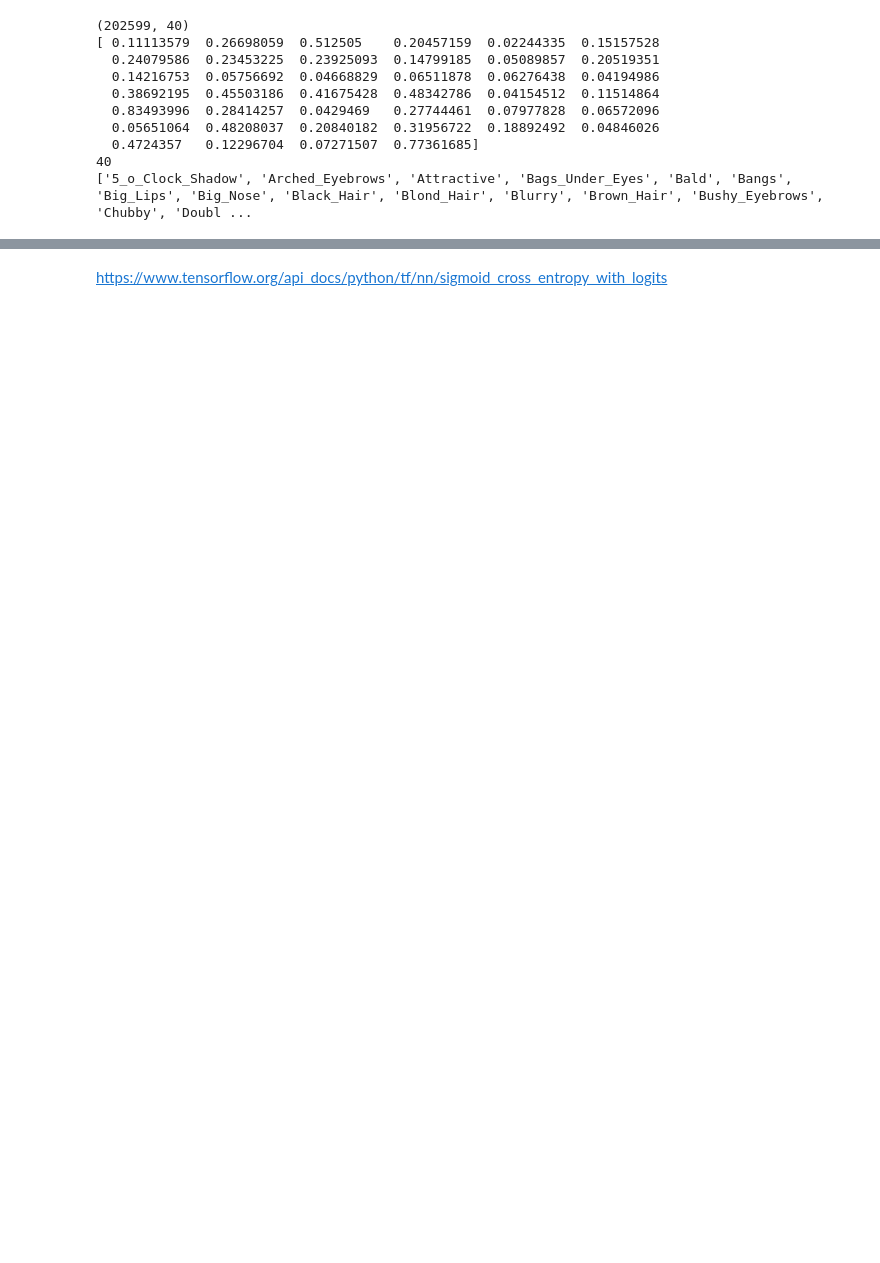
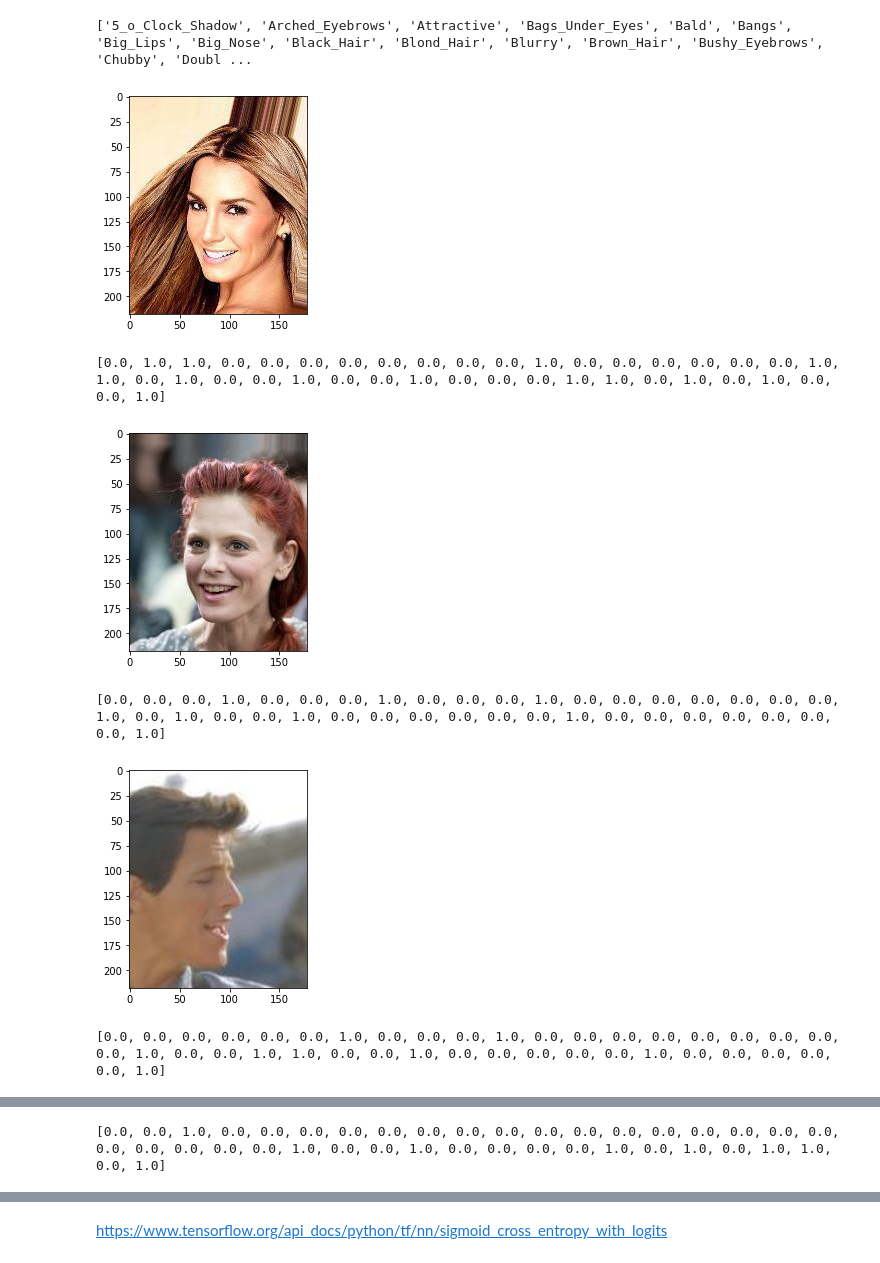
Before and after one commit to rmeertens/tensorflowcourse, a Jupyter notebook: Section 5 analysing celebrity faces.ipynb, the cells around one changed output, grey strips where cells are left out. Cells and saved outputs as stored; diff of their text form; code cells hidden in the pictures; blank space fills up the shorter version.

```diff
--- a/Section 5 analysing celebrity faces.ipynb
+++ b/Section 5 analysing celebrity faces.ipynb
@@ -76,13 +19,22 @@ Great tutorial: https://ischlag.github.io/2016/06/19/tensorflow-input-pipeline-e
 # %%
-filenames = []
-labels = []
-folder_base = 'datasets/CelebA/Img/img_align_celeba/'
-with open("datasets/CelebA/Anno/list_attr_celeba.txt") as in_file:
+import os
+filenames = list()
+labels = list()
+
+## Set the paths for images and annotations
+folder_base = 'datasets/CelebA/'
+folder_images = os.path.join(folder_base,
+                               "Img/img_align_celeba/img_align_celeba/")
+filename_annotations = os.path.join(folder_base,
+                                      "Anno/list_attr_celeba.txt")
+
+with open(filename_annotations) as in_file:
     count_datapoints = int(in_file.readline())
     plaintext_labels = in_file.readline().split()
+
     for line in in_file:
         splitted = line.split()
-        filenames.append(folder_base+splitted[0])
+        filenames.append(os.path.join(folder_images,splitted[0]))
         properties_celebrity = [float(x) for x in splitted[1:]]
         properties_celebrity = [max(0.0, x) for x in properties_celebrity]
         labels.append(properties_celebrity)
@@ -96,19 +48,19 @@ print(filenames[:4])
-# %%
-import numpy as np
-a = np.array(labels)
-print(a.shape)
-print(np.mean(a,axis=0))
-print(len(np.mean(a,axis=0)))
-print(plaintext_labels)
-AWESOME_WEIGHTS = 1/np.mean(a,axis=0)
-# %% [output]
-(202599, 40)
-[ 0.11113579  0.26698059  0.512505    0.20457159  0.02244335  0.15157528
-  0.24079586  0.23453225  0.23925093  0.14799185  0.05089857  0.20519351
-  0.14216753  0.05756692  0.04668829  0.06511878  0.06276438  0.04194986
-  0.38692195  0.45503186  0.41675428  0.48342786  0.04154512  0.11514864
-  0.83493996  0.28414257  0.0429469   0.27744461  0.07977828  0.06572096
-  0.05651064  0.48208037  0.20840182  0.31956722  0.18892492  0.04846026
-  0.4724357   0.12296704  0.07271507  0.77361685]
-40
-['5_o_Clock_Shadow', 'Arched_Eyebrows', 'Attractive', 'Bags_Under_Eyes', 'Bald', 'Bangs', 'Big_Lips', 'Big_Nose', 'Black_Hair', 'Blond_Hair', 'Blurry', 'Brown_Hair', 'Bushy_Eyebrows', 'Chubby', 'Doubl ...
+# %%
+%matplotlib inline
+import matplotlib.pyplot as plt
+
+SHOW_FIRST_N = 4
+print(plaintext_labels)
+for filename,properties in zip(filenames[:SHOW_FIRST_N],labels[:SHOW_FIRST_N]):
+    image = plt.imread(filename)
+    plt.imshow(image)
+    plt.show()
+    print(properties)
+# %% [output]
+['5_o_Clock_Shadow', 'Arched_Eyebrows', 'Attractive', 'Bags_Under_Eyes', 'Bald', 'Bangs', 'Big_Lips', 'Big_Nose', 'Black_Hair', 'Blond_Hair', 'Blurry', 'Brown_Hair', 'Bushy_Eyebrows', 'Chubby', 'Doubl ...
+[figure, added]
+[0.0, 1.0, 1.0, 0.0, 0.0, 0.0, 0.0, 0.0, 0.0, 0.0, 0.0, 1.0, 0.0, 0.0, 0.0, 0.0, 0.0, 0.0, 1.0, 1.0, 0.0, 1.0, 0.0, 0.0, 1.0, 0.0, 0.0, 1.0, 0.0, 0.0, 0.0, 1.0, 1.0, 0.0, 1.0, 0.0, 1.0, 0.0, 0.0, 1.0]
+[figure, added]
+[0.0, 0.0, 0.0, 1.0, 0.0, 0.0, 0.0, 1.0, 0.0, 0.0, 0.0, 1.0, 0.0, 0.0, 0.0, 0.0, 0.0, 0.0, 0.0, 1.0, 0.0, 1.0, 0.0, 0.0, 1.0, 0.0, 0.0, 0.0, 0.0, 0.0, 0.0, 1.0, 0.0, 0.0, 0.0, 0.0, 0.0, 0.0, 0.0, 1.0]
+[figure, added]
+[0.0, 0.0, 0.0, 0.0, 0.0, 0.0, 1.0, 0.0, 0.0, 0.0, 1.0, 0.0, 0.0, 0.0, 0.0, 0.0, 0.0, 0.0, 0.0, 0.0, 1.0, 0.0, 0.0, 1.0, 1.0, 0.0, 0.0, 1.0, 0.0, 0.0, 0.0, 0.0, 0.0, 1.0, 0.0, 0.0, 0.0, 0.0, 0.0, 1.0]
@@ -114,0 +68 @@ AWESOME_WEIGHTS = 1/np.mean(a,axis=0)
+[0.0, 0.0, 1.0, 0.0, 0.0, 0.0, 0.0, 0.0, 0.0, 0.0, 0.0, 0.0, 0.0, 0.0, 0.0, 0.0, 0.0, 0.0, 0.0, 0.0, 0.0, 0.0, 0.0, 0.0, 1.0, 0.0, 0.0, 1.0, 0.0, 0.0, 0.0, 0.0, 1.0, 0.0, 1.0, 0.0, 1.0, 1.0, 0.0, 1.0]
```
Also changed, not shown: parts of 37 cells of this notebook, 2 other files.
